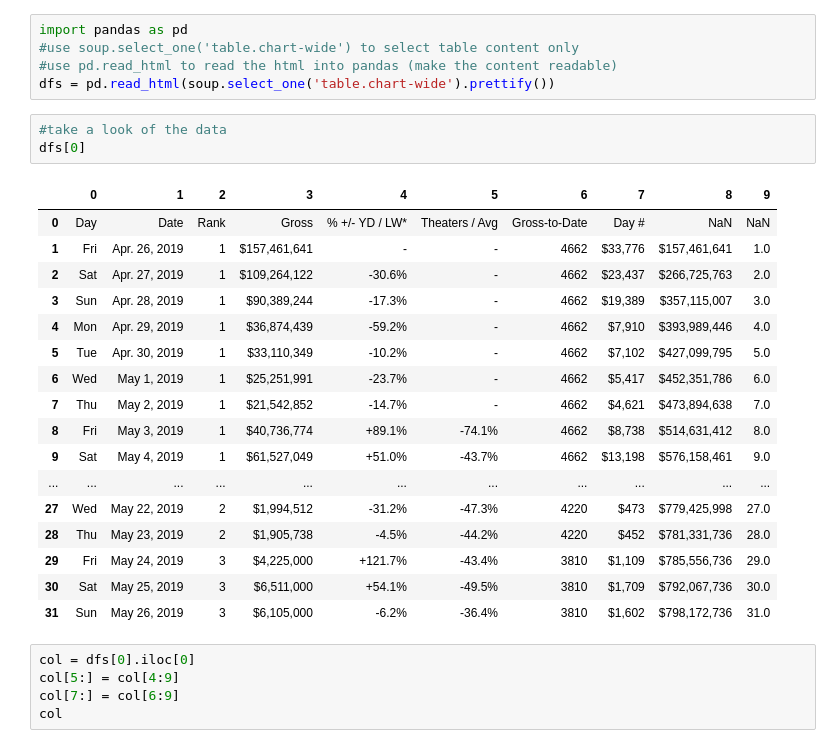
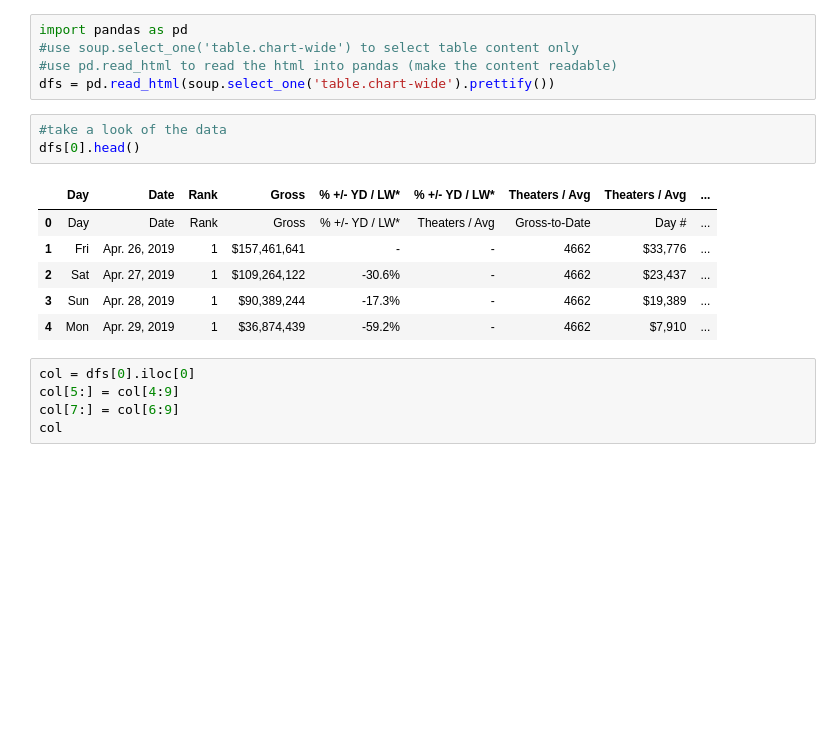
Before and after one commit to JaeHuang/BlogProject, a Jupyter notebook: AvengersTimeSeries.ipynb, the cells around one changed output. Saved outputs shown, nothing was run; the diff lists cells and outputs as text; blank space fills up the shorter version.

```diff
--- a/AvengersTimeSeries.ipynb
+++ b/AvengersTimeSeries.ipynb
@@ -19,25 +19,14 @@ import pandas as pd
 dfs = pd.read_html(soup.select_one('table.chart-wide').prettify())
 # %%
 #take a look of the data
-dfs[0]
+dfs[0].head()
 # %% [output]
-|  | 0 | 1 | 2 | 3 | 4 | 5 | 6 | 7 | 8 | 9 |
-| 0 | Day | Date | Rank | Gross | % +/- YD / LW* | Theaters / Avg | Gross-to-Date | Day # | NaN | NaN |
-| 1 | Fri | Apr. 26, 2019 | 1 | $157,461,641 | - | - | 4662 | $33,776 | $157,461,641 | 1.0 |
-| 2 | Sat | Apr. 27, 2019 | 1 | $109,264,122 | -30.6% | - | 4662 | $23,437 | $266,725,763 | 2.0 |
-| 3 | Sun | Apr. 28, 2019 | 1 | $90,389,244 | -17.3% | - | 4662 | $19,389 | $357,115,007 | 3.0 |
-| 4 | Mon | Apr. 29, 2019 | 1 | $36,874,439 | -59.2% | - | 4662 | $7,910 | $393,989,446 | 4.0 |
-| 5 | Tue | Apr. 30, 2019 | 1 | $33,110,349 | -10.2% | - | 4662 | $7,102 | $427,099,795 | 5.0 |
-| 6 | Wed | May 1, 2019 | 1 | $25,251,991 | -23.7% | - | 4662 | $5,417 | $452,351,786 | 6.0 |
-| 7 | Thu | May 2, 2019 | 1 | $21,542,852 | -14.7% | - | 4662 | $4,621 | $473,894,638 | 7.0 |
-| 8 | Fri | May 3, 2019 | 1 | $40,736,774 | +89.1% | -74.1% | 4662 | $8,738 | $514,631,412 | 8.0 |
-| 9 | Sat | May 4, 2019 | 1 | $61,527,049 | +51.0% | -43.7% | 4662 | $13,198 | $576,158,461 | 9.0 |
-| ... | ... | ... | ... | ... | ... | ... | ... | ... | ... | ... |
-| 27 | Wed | May 22, 2019 | 2 | $1,994,512 | -31.2% | -47.3% | 4220 | $473 | $779,425,998 | 27.0 |
-| 28 | Thu | May 23, 2019 | 2 | $1,905,738 | -4.5% | -44.2% | 4220 | $452 | $781,331,736 | 28.0 |
-| 29 | Fri | May 24, 2019 | 3 | $4,225,000 | +121.7% | -43.4% | 3810 | $1,109 | $785,556,736 | 29.0 |
-| 30 | Sat | May 25, 2019 | 3 | $6,511,000 | +54.1% | -49.5% | 3810 | $1,709 | $792,067,736 | 30.0 |
-| 31 | Sun | May 26, 2019 | 3 | $6,105,000 | -6.2% | -36.4% | 3810 | $1,602 | $798,172,736 | 31.0 |
+|  | Day | Date | Rank | Gross | % +/- YD / LW* | % +/- YD / LW* | Theaters / Avg | Theaters / Avg | ... |
+| 0 | Day | Date | Rank | Gross | % +/- YD / LW* | Theaters / Avg | Gross-to-Date | Day # | ... |
+| 1 | Fri | Apr. 26, 2019 | 1 | $157,461,641 | - | - | 4662 | $33,776 | ... |
+| 2 | Sat | Apr. 27, 2019 | 1 | $109,264,122 | -30.6% | - | 4662 | $23,437 | ... |
+| 3 | Sun | Apr. 28, 2019 | 1 | $90,389,244 | -17.3% | - | 4662 | $19,389 | ... |
+| 4 | Mon | Apr. 29, 2019 | 1 | $36,874,439 | -59.2% | - | 4662 | $7,910 | ... |
 # %%
 col = dfs[0].iloc[0]
 col[5:] = col[4:9]
```
